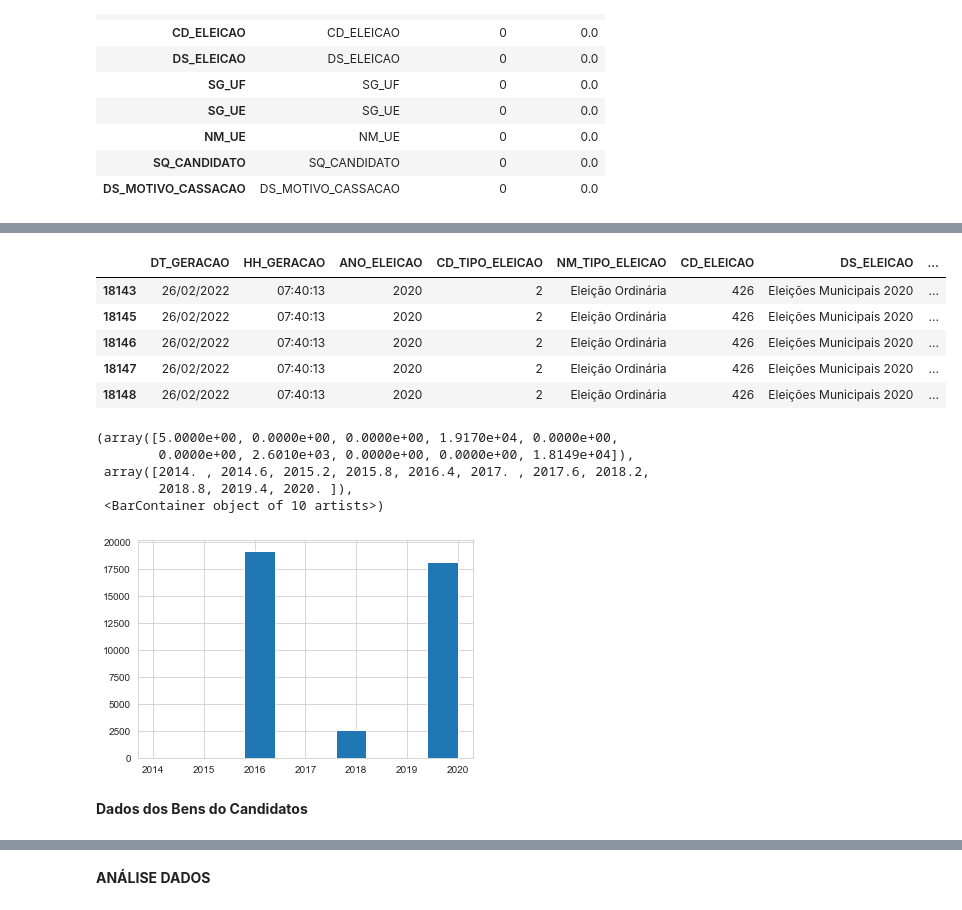
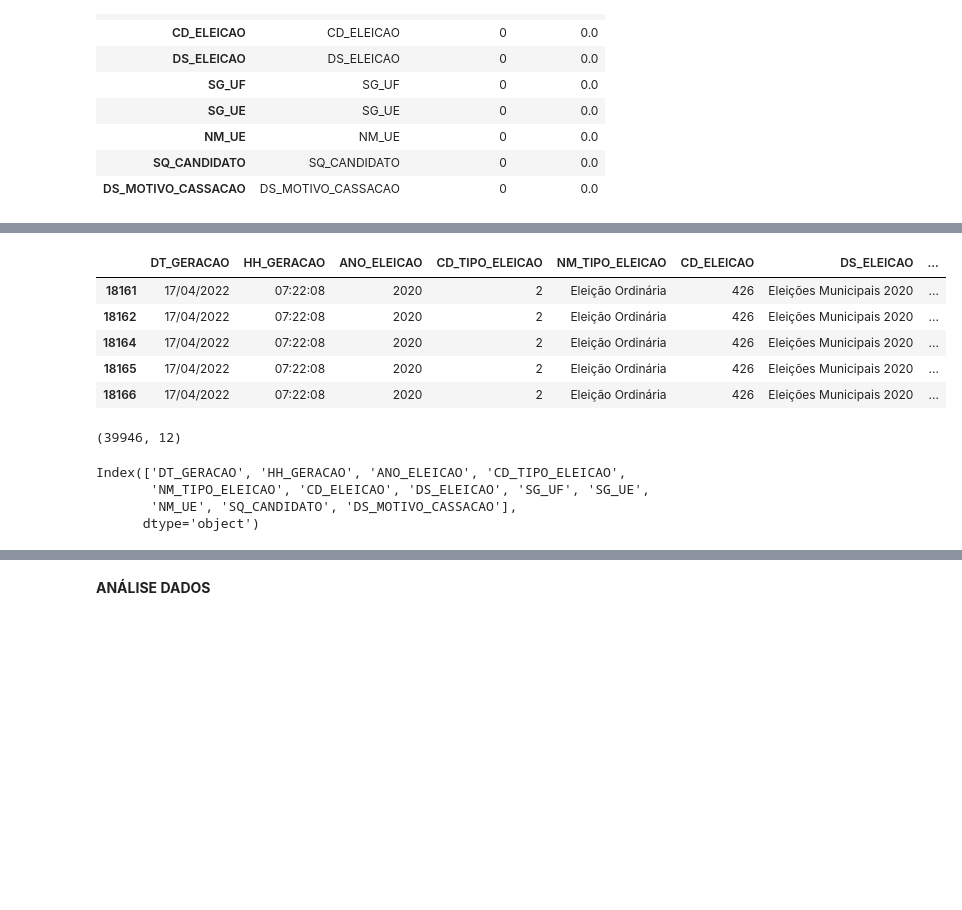
Before and after one commit to wendercorrea/projetoFinalPuc, a Jupyter notebook: WENDER_CORREA.ipynb, the cells around one changed output, grey strips where cells are left out. Drawn from its saved outputs; the diff is of its cells as text; code cells hidden in the pictures; blank space fills up the shorter version.

```diff
--- a/WENDER_CORREA.ipynb
+++ b/WENDER_CORREA.ipynb
@@ -268,31 +348,30 @@ df_ausentes
 # %%
 display(data_frame_cassacao.head())
 # Imprimindo as últimas linhas
 display(data_frame_cassacao.tail())
 # Informações do nosso DataFrame
 data_frame_cassacao.describe()
 # Dimensões do df_dados
 data_frame_cassacao.shape
-plt.hist(x = data_frame_cassacao['ANO_ELEICAO'])
 # %% [output]
 |  | DT_GERACAO | HH_GERACAO | ANO_ELEICAO | CD_TIPO_ELEICAO | NM_TIPO_ELEICAO | CD_ELEICAO | DS_ELEICAO | ... |
 | 0 | 05/04/2021 | 18:39:43 | 2014 | 1 | Eleição Suplementar | 268 | Eleição Suplementar Governador AM | ... |
 | 1 | 05/04/2021 | 18:39:43 | 2014 | 1 | Eleição Suplementar | 268 | Eleição Suplementar Governador AM | ... |
 | 1 | 05/04/2021 | 18:39:43 | 2014 | 1 | Eleição Suplementar | 304 | Eleição Suplementar Governador - TO | ... |
 | 2 | 05/04/2021 | 18:39:43 | 2014 | 1 | Eleição Suplementar | 304 | Eleição Suplementar Governador - TO | ... |
 | 3 | 05/04/2021 | 18:39:43 | 2014 | 1 | Eleição Suplementar | 304 | Eleição Suplementar Governador - TO | ... |
 |  | DT_GERACAO | HH_GERACAO | ANO_ELEICAO | CD_TIPO_ELEICAO | NM_TIPO_ELEICAO | CD_ELEICAO | DS_ELEICAO | ... |
-| 18143 | 26/02/2022 | 07:40:13 | 2020 | 2 | Eleição Ordinária | 426 | Eleições Municipais 2020 | ... |
-| 18145 | 26/02/2022 | 07:40:13 | 2020 | 2 | Eleição Ordinária | 426 | Eleições Municipais 2020 | ... |
-| 18146 | 26/02/2022 | 07:40:13 | 2020 | 2 | Eleição Ordinária | 426 | Eleições Municipais 2020 | ... |
-| 18147 | 26/02/2022 | 07:40:13 | 2020 | 2 | Eleição Ordinária | 426 | Eleições Municipais 2020 | ... |
-| 18148 | 26/02/2022 | 07:40:13 | 2020 | 2 | Eleição Ordinária | 426 | Eleições Municipais 2020 | ... |
+| 18161 | 17/04/2022 | 07:22:08 | 2020 | 2 | Eleição Ordinária | 426 | Eleições Municipais 2020 | ... |
+| 18162 | 17/04/2022 | 07:22:08 | 2020 | 2 | Eleição Ordinária | 426 | Eleições Municipais 2020 | ... |
+| 18164 | 17/04/2022 | 07:22:08 | 2020 | 2 | Eleição Ordinária | 426 | Eleições Municipais 2020 | ... |
+| 18165 | 17/04/2022 | 07:22:08 | 2020 | 2 | Eleição Ordinária | 426 | Eleições Municipais 2020 | ... |
+| 18166 | 17/04/2022 | 07:22:08 | 2020 | 2 | Eleição Ordinária | 426 | Eleições Municipais 2020 | ... |
-(array([5.0000e+00, 0.0000e+00, 0.0000e+00, 1.9170e+04, 0.0000e+00,
-        0.0000e+00, 2.6010e+03, 0.0000e+00, 0.0000e+00, 1.8149e+04]),
- array([2014. , 2014.6, 2015.2, 2015.8, 2016.4, 2017. , 2017.6, 2018.2,
-        2018.8, 2019.4, 2020. ]),
- <BarContainer object of 10 artists>)
+(39946, 12)
-[figure, removed]
-# %% [markdown]
-<b> Dados dos Bens do Candidatos </b>
+# %%
+data_frame_cassacao.columns
+# %% [output]
+Index(['DT_GERACAO', 'HH_GERACAO', 'ANO_ELEICAO', 'CD_TIPO_ELEICAO',
+       'NM_TIPO_ELEICAO', 'CD_ELEICAO', 'DS_ELEICAO', 'SG_UF', 'SG_UE',
+       'NM_UE', 'SQ_CANDIDATO', 'DS_MOTIVO_CASSACAO'],
+      dtype='object')
 # %%
```
Also changed, not shown: parts of 211 cells of this notebook, 1 other file.
